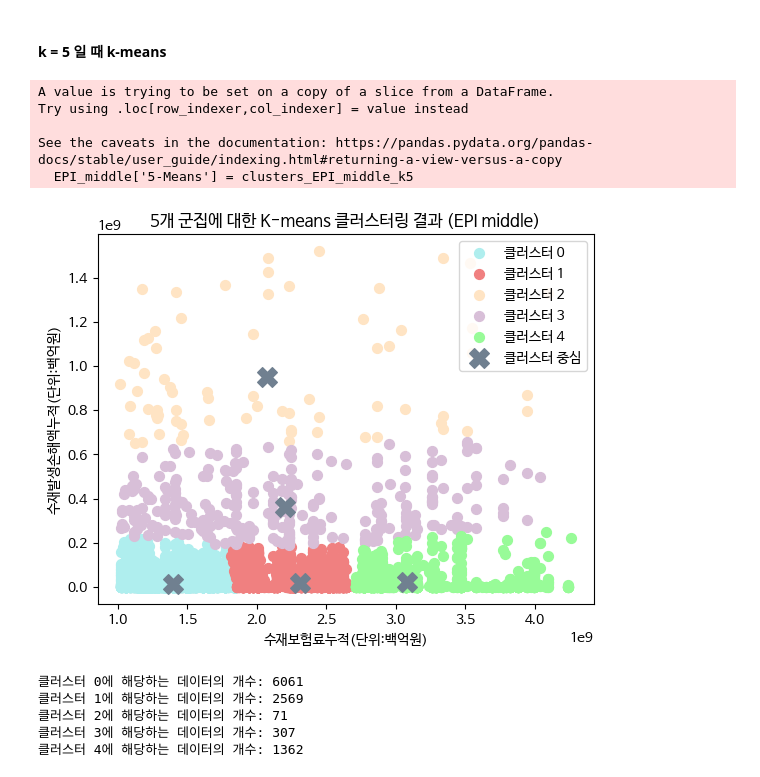
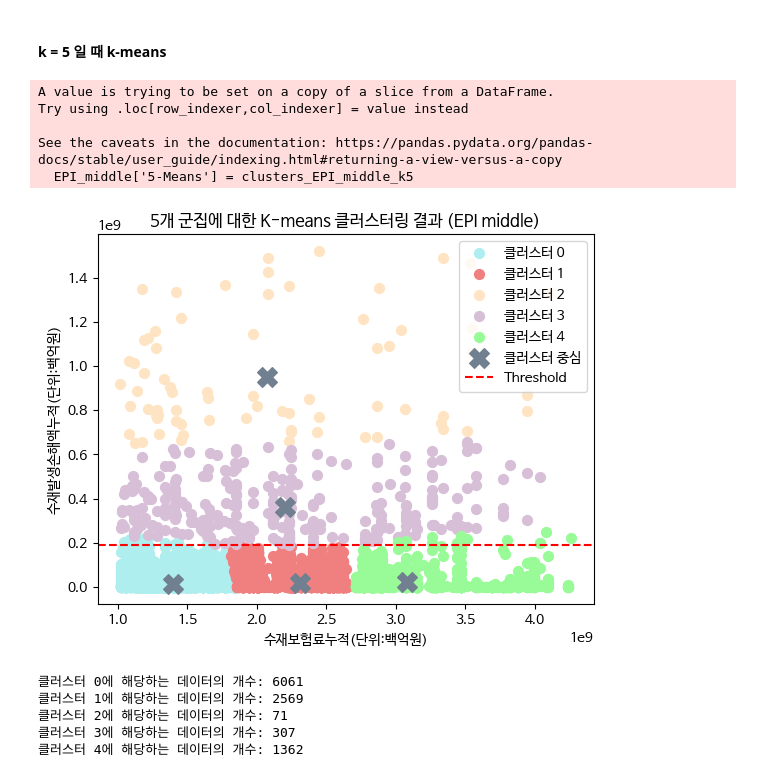
Before and after one commit to HyemiGu/ESC-22WINTER, a Jupyter notebook: 국내비재물LL클러스터링.ipynb, the cells around one changed output. Saved outputs shown, nothing was run; the diff lists cells and outputs as text; code cells hidden in the pictures.

```diff
--- a/국내비재물LL클러스터링.ipynb
+++ b/국내비재물LL클러스터링.ipynb
@@ -582,34 +587,35 @@ kmeans_EPI_middle_k5 = KMeans(n_clusters=5, random_state=42)
 clusters_EPI_middle_k5 = kmeans_EPI_middle_k5.fit_predict(standardized_EPI_middle)
 
 # 결과를 데이터프레임에 추가
 EPI_middle['5-Means'] = clusters_EPI_middle_k5
 
 # 클러스터링 결과 시각화
 colors_EPI_middle_5 = ['paleturquoise', 'lightcoral', 'bisque', 'thistle', 'palegreen']
 for cluster_num_EPI in range(5):
     cluster_data_EPI = EPI_middle[clusters_EPI_middle_k5 == cluster_num_EPI]
     plt.scatter(cluster_data_EPI['수재보험료누적'],
                 cluster_data_EPI['수재발생손해액누적'],
                 label=f'클러스터 {cluster_num_EPI}', s=50, color=colors_EPI_middle_5[cluster_num_EPI])
 
 # 클러스터 중심 플로팅
 cluster_centers_2d_EPI_middle_k5 = scaler_EPI_middle.inverse_transform(kmeans_EPI_middle_k5.cluster_centers_)
 plt.scatter(cluster_centers_2d_EPI_middle_k5[:, 0], cluster_centers_2d_EPI_middle_k5[:, 1],
             color='slategrey', marker='X', s=200, label='클러스터 중심')
 
 # 축 레이블 및 그래픽 설정
+plt.axhline(y=191382520, color='red', linestyle='--', label='Threshold')
 plt.xlabel('수재보험료누적(단위:백억원)')
 plt.ylabel('수재발생손해액누적(단위:백억원)')
 plt.title('5개 군집에 대한 K-means 클러스터링 결과 (EPI middle)')
 plt.legend()
 plt.show()
 # %% [output]
 A value is trying to be set on a copy of a slice from a DataFrame.
 Try using .loc[row_indexer,col_indexer] = value instead
 
 See the caveats in the documentation: https://pandas.pydata.org/pandas-docs/stable/user_guide/indexing.html#returning-a-view-versus-a-copy
   EPI_middle['5-Means'] = clusters_EPI_middle_k5
-[figure, old version]
+[figure, new version]
 # %%
 # 5개 클러스터에 해당하는 데이터의 개수 알아내기
 count_clusters_EPI_middle_k5 = []
```
Also changed, not shown: parts of 25 cells of this notebook.
